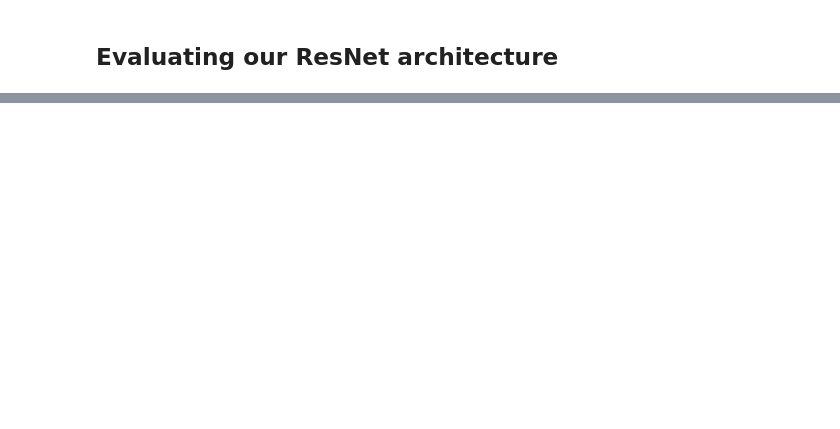
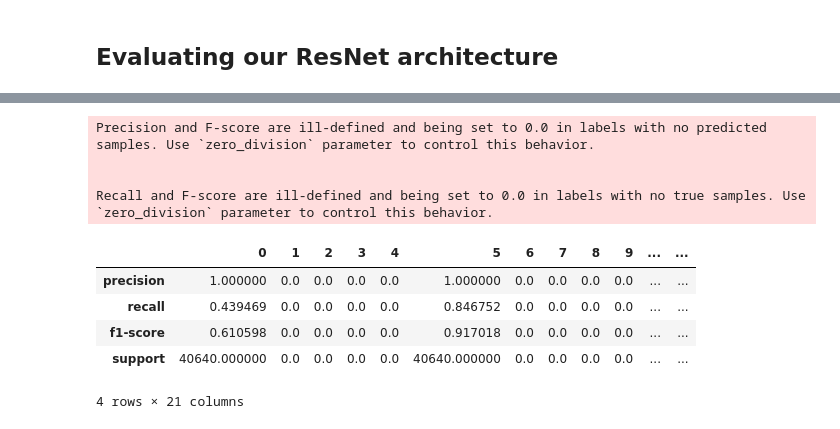
Before and after one commit to AristiPap/Identification-of-human-activities-in-the-Amazon-forests, a Jupyter notebook: Transfer Learning.ipynb, the cells around one changed output, grey strips where cells are left out. Cells and saved outputs as stored; diff of their text form; code cells hidden in the pictures; blank space fills up the shorter version.

```diff
--- a/Transfer Learning.ipynb
+++ b/Transfer Learning.ipynb
@@ -462,8 +629,11 @@ else:
 # %% [markdown]
 ## Evaluating our ResNet architecture
 # %%
+from torch.utils.data import ConcatDataset
+
 def create_test_dataset(
     dataset_dir: Path,
+    dataset_dir_additional: Path,
     classes_filepath: Path,
     encoder: MultiLabelBinarizer,
     batch_size: int = 32,
@@ -473,38 +643,14 @@ def create_test_dataset(
 
     tags = encoder.transform(df.tags)
 
-    dataset = AmazonDataset(dataset_dir, df.image_name.to_numpy(), tags, transform_val)
+    test_dataset = AmazonDataset(dataset_dir, df.image_name.to_numpy(), tags, transform_val)
+    test_dataset_additional = AmazonDataset(dataset_dir_additional, df.image_name.to_numpy(), tags, transform_val)
 
     dataloader = DataLoader(
-      dataset,
+      ConcatDataset([test_dataset, test_dataset_additional]),
       batch_size=batch_size
     )
 
     return dataloader
 # %%
-dataloader_test = create_test_dataset(TEST_SAMPLES_DIR, TEST_LABELS_FILE, encoder)
+dataloader_test = create_test_dataset(TEST_SAMPLES_DIR, TEST_SAMPLES_DIR_ADDITIONAL, TEST_LABELS_FILE, encoder)
-# %%
-def predict(
-    model: nn.Module,
-    device: torch.device,
-    data_loader: DataLoader,
-) -> tp.Tuple[ntp.NDArray[np.int_], ntp.NDArray[np.int_]]:
-    model.eval()
-
-    y_true, logits  = [], []
-    with torch.no_grad():
-        iterator = iter(data_loader)
-        for _ in tqdm(range(len(data_loader))):
-            try:
-                batch_X, batch_y = next(iterator)
-            except:
-                continue
-
-            batch_X, batch_y = batch_X.to(device), batch_y.to(device)
-
-            output = model(batch_X)
-
-            logits.extend(output.detach().cpu().numpy())
-            y_true.extend(batch_y.detach().cpu().numpy())
-
-    return np.vstack(y_true), np.vstack(logits)
@@ -543,2 +657,2 @@ def evaluate(y_true: ntp.NDArray[np.int_], logits: ntp.NDArray[np.int_]) -> pd.D
 # %%
-y_true, outputs = predict(model, device, dataloader_test)# itertools.islice(dataloader_test, 100))
+y_test, logits_test = predict(model, device, dataloader_test)
@@ -558,0 +663,13 @@ results.to_csv(BASE_DIR / 'resnet.csv', index=False)
+# %%
+create_report(y_test, logits_test, thresholds, 'metrics_test.csv')
+# %% [output]
+Precision and F-score are ill-defined and being set to 0.0 in labels with no predicted samples. Use `zero_division` parameter to control this behavior.
+
+
+Recall and F-score are ill-defined and being set to 0.0 in labels with no true samples. Use `zero_division` parameter to control this behavior.
+|  | 0 | 1 | 2 | 3 | 4 | 5 | 6 | 7 | 8 | 9 | ... | ... |
+| precision | 1.000000 | 0.0 | 0.0 | 0.0 | 0.0 | 1.000000 | 0.0 | 0.0 | 0.0 | 0.0 | ... | ... |
+| recall | 0.439469 | 0.0 | 0.0 | 0.0 | 0.0 | 0.846752 | 0.0 | 0.0 | 0.0 | 0.0 | ... | ... |
+| f1-score | 0.610598 | 0.0 | 0.0 | 0.0 | 0.0 | 0.917018 | 0.0 | 0.0 | 0.0 | 0.0 | ... | ... |
+| support | 40640.000000 | 0.0 | 0.0 | 0.0 | 0.0 | 40640.000000 | 0.0 | 0.0 | 0.0 | 0.0 | ... | ... |
+4 rows × 21 columns
```
Also changed, not shown: parts of 26 cells of this notebook, 7 other files.
